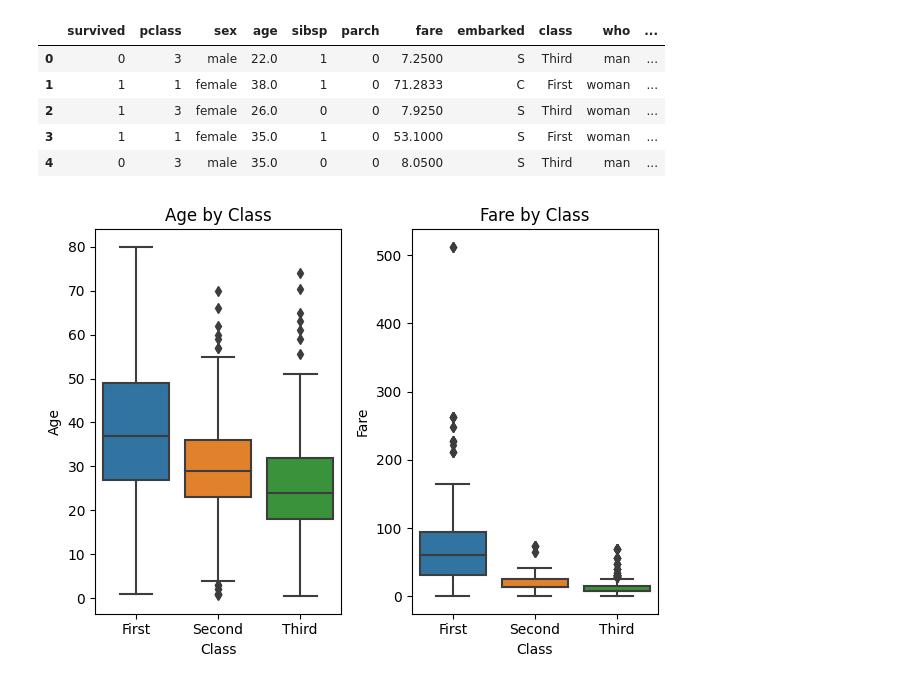
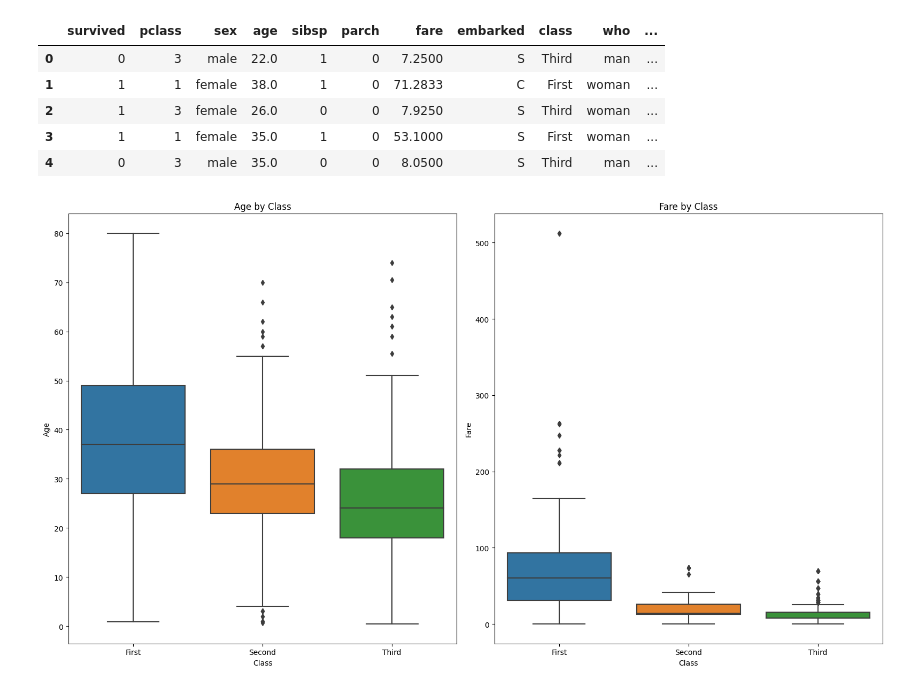
Before and after one commit to hasanhazirbulan/Titanic-Kaggle, a Jupyter notebook: titanic-seaborn.ipynb, the cells around one changed output. Saved outputs shown, nothing was run; the diff lists cells and outputs as text; code cells hidden in the pictures.

```diff
--- a/titanic-seaborn.ipynb
+++ b/titanic-seaborn.ipynb
@@ -39,20 +39,22 @@ df.head()
 | 3 | 1 | 1 | female | 35.0 | 1 | 0 | 53.1000 | S | First | woman | ... |
 | 4 | 0 | 3 | male | 35.0 | 0 | 0 | 8.0500 | S | Third | man | ... |
 # %%
+plt.figure(figsize=(16,9))
+
 plt.subplot(1,2,1)
 sns.boxplot(x="class", y="age", data=df)
 plt.title("Age by Class")
 plt.xlabel("Class")
 plt.ylabel("Age")
 
 plt.subplot(1,2,2)
 sns.boxplot(x="class", y="fare", data=df)
 plt.title("Fare by Class")
 plt.xlabel("Class")
 plt.ylabel("Fare")
 
 
 plt.tight_layout()
 plt.show()
 # %% [output]
-[figure, old version]
+[figure, new version]
```
Also changed, not shown: parts of 7 cells of this notebook.
